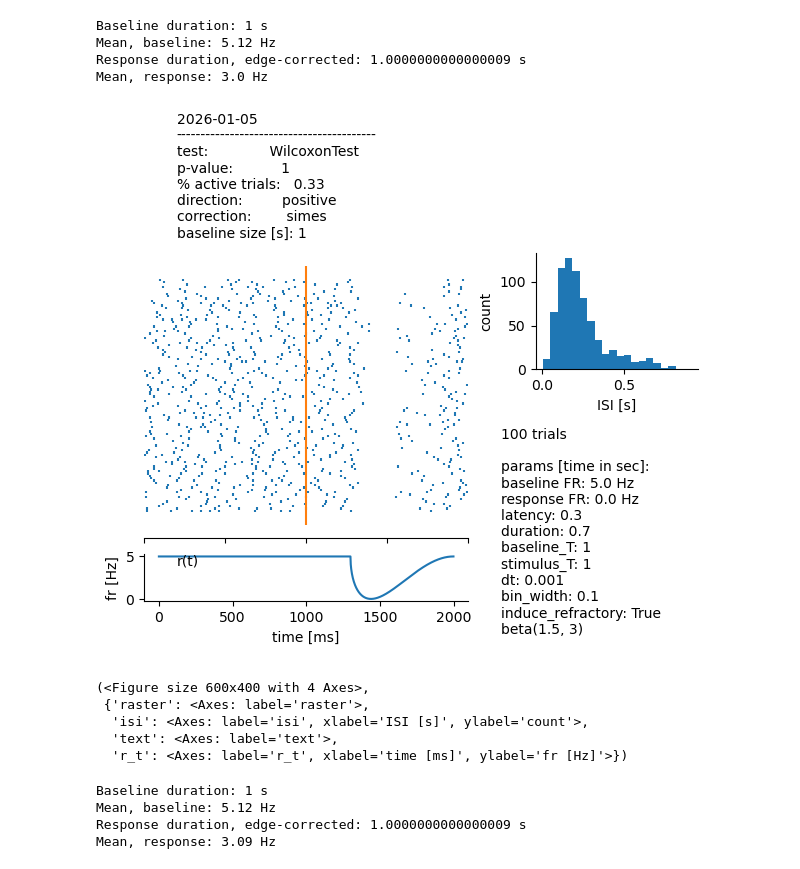
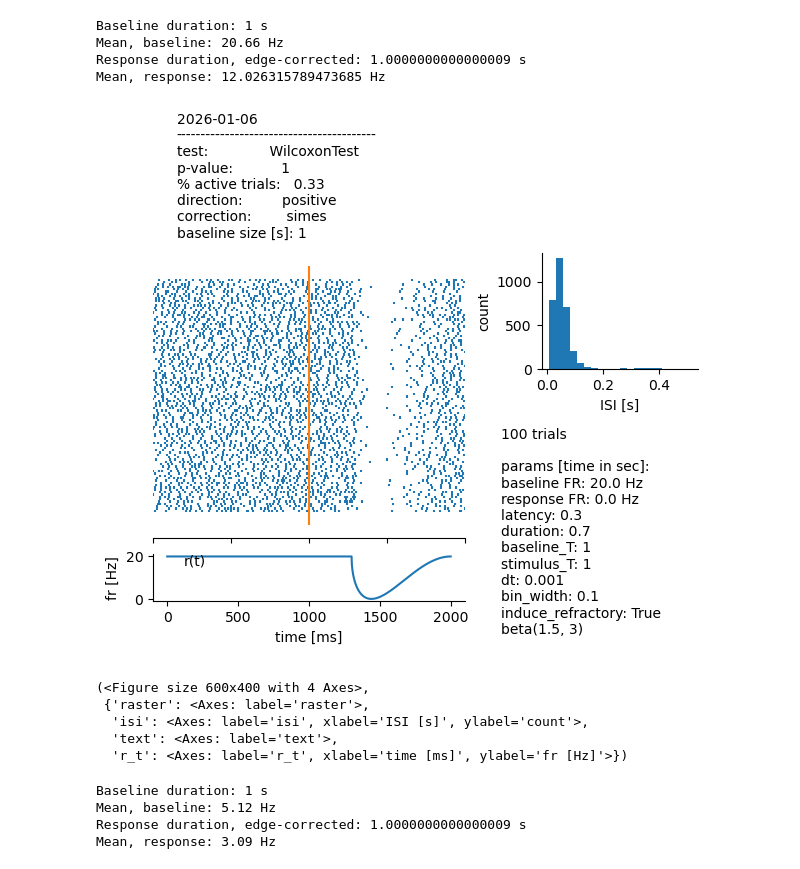
Before and after one commit to a-darcher/response_generator, a Jupyter notebook: dev_nbs/dev.ipynb, the cells around one changed output. Drawn from its saved outputs; the diff is of its cells as text; code cells hidden in the pictures.

```diff
--- a/dev_nbs/dev.ipynb
+++ b/dev_nbs/dev.ipynb
@@ -8,7 +8,7 @@ from response_stats.responses.response_tests import WilcoxonTest, SurrogateTest
 
 from response_stats.plot_utils import *
 # %%
-baseline_fr = 5
+baseline_fr = 20
 response_fr = 0
 latency = 0.3
 duration = 0.7
@@ -36,36 +36,36 @@ generator = PoissonSpikeGenerator(
     a = a,
     b = b,
 )
 
 trial_activity = generator.generate(n_trials)
 
 cfg_response_dict = {
     "trial_activity": trial_activity,
     "baseline_T": baseline_T,
     "stimulus_T": stimulus_T,
     "stimulus_onset": baseline_T,
     "bin_width": 0.1,
     "dt": dt,
     "direction": "positive",
     "proportion_active": 1/3,
     "multiple_correction": "simes",
     "interleave_response_bins": True,
     "smooth_response_bins": False,
     "debug": True,
 }
 
 cfg_response = ResponseConfig(**cfg_response_dict)
 data_response = make_response_data(cfg_response)
 
 detector = ResponseDetector(data_response, WilcoxonTest)
 
 SpikeSummaryFigure(trial_activity, generator, detector, ).build()
 # %% [output]
 Baseline duration: 1 s
-Mean, baseline: 5.12 Hz
+Mean, baseline: 20.66 Hz
 Response duration, edge-corrected: 1.0000000000000009 s
-Mean, response: 3.0 Hz
+Mean, response: 12.026315789473685 Hz
-[figure, old version]
+[figure, new version]
 (<Figure size 600x400 with 4 Axes>,
  {'raster': <Axes: label='raster'>,
   'isi': <Axes: label='isi', xlabel='ISI [s]', ylabel='count'>,
```
Also changed, not shown: 33 other files.
